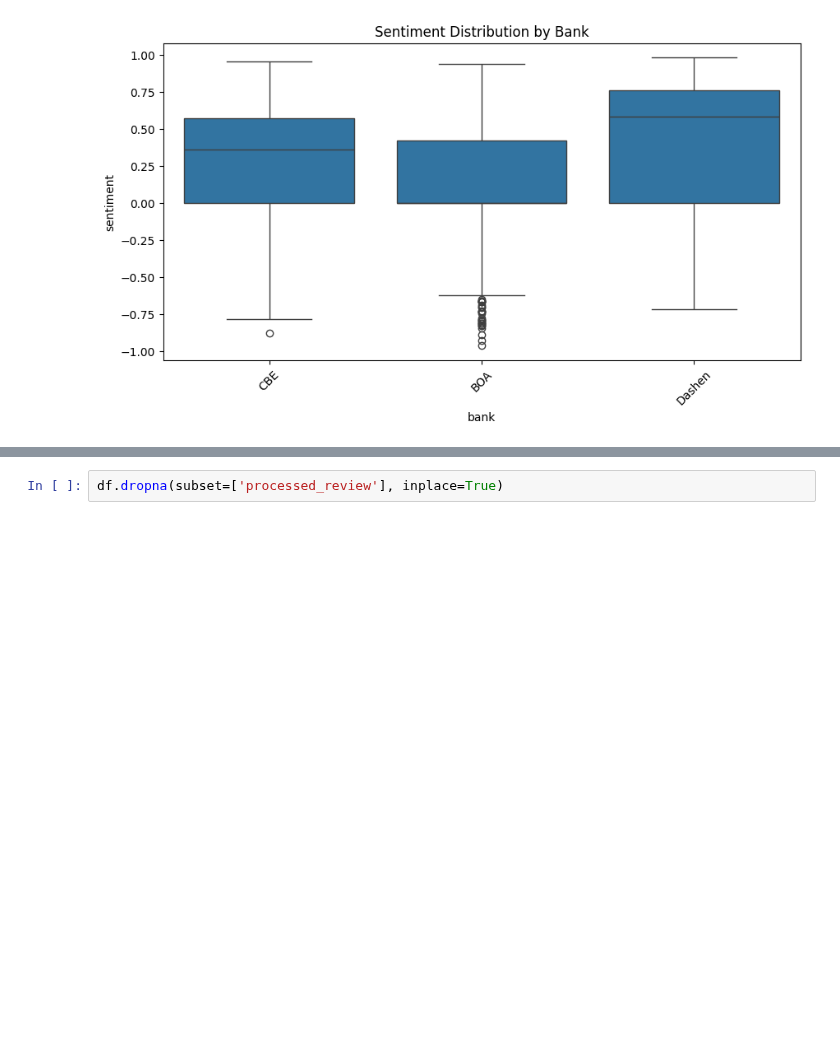
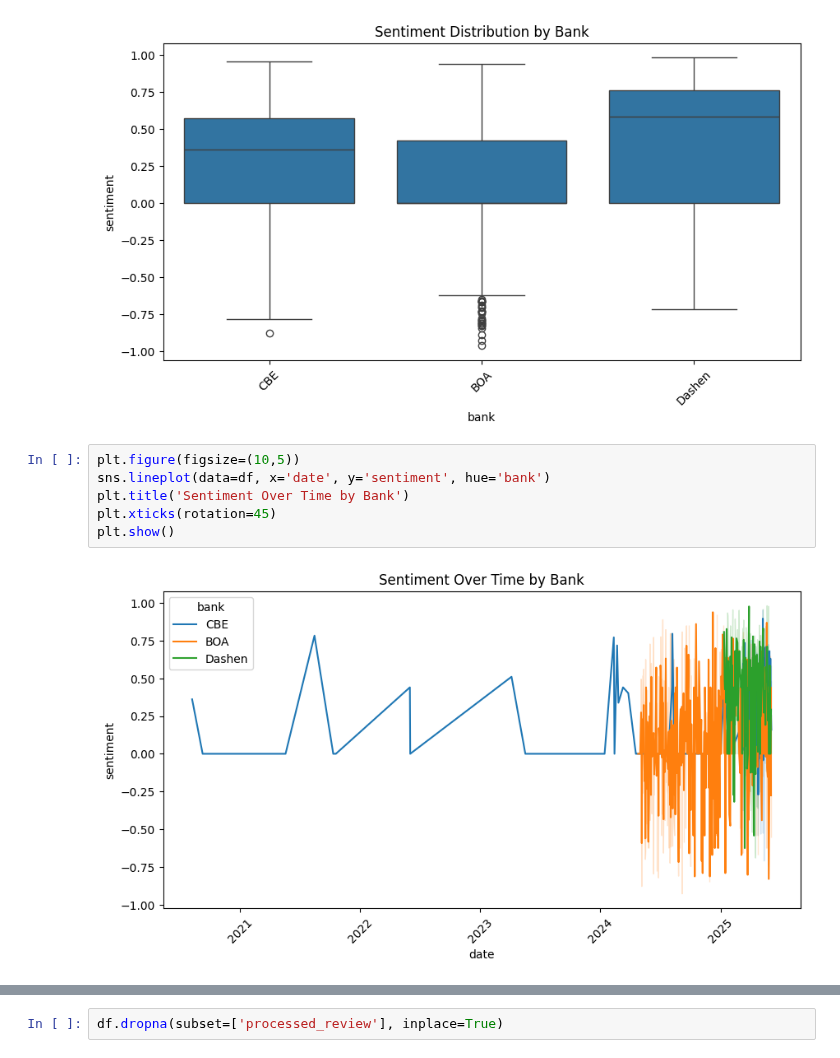
Before and after one commit to abrehamashebir/KAIM-week2-fintech-reviews, a Jupyter notebook: notebooks/review_insights.ipynb, the cells around one changed output, grey strips where cells are left out. Cells and saved outputs as stored; diff of their text form; blank space fills up the shorter version.

Commit message:
feat: visualizing reviews data

```diff
--- a/notebooks/review_insights.ipynb
+++ b/notebooks/review_insights.ipynb
@@ -36,3 +36,11 @@ plt.xticks(rotation=45)
 plt.show()
 # %% [output]
 [figure]
+# %%
+plt.figure(figsize=(10,5))
+sns.lineplot(data=df, x='date', y='sentiment', hue='bank')
+plt.title('Sentiment Over Time by Bank')
+plt.xticks(rotation=45)
+plt.show()
+# %% [output]
+[figure, added]
```
Also changed, not shown: parts of 6 cells of this notebook.
